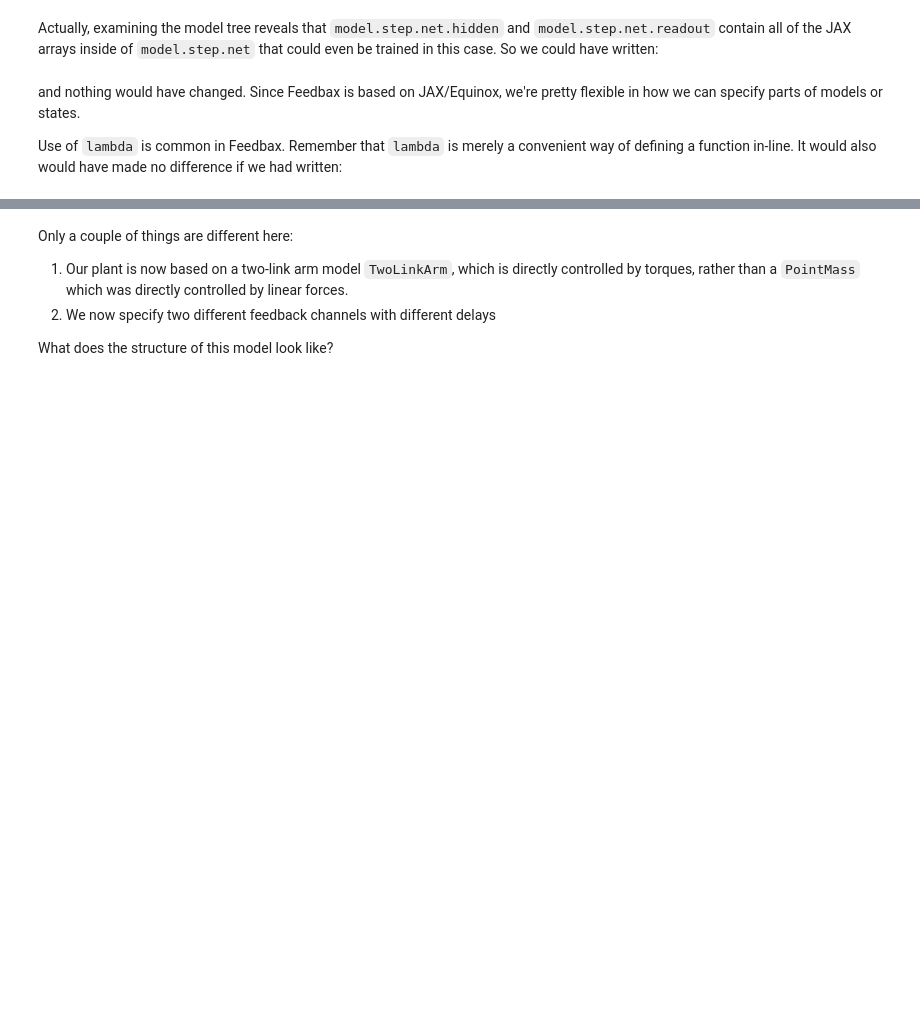
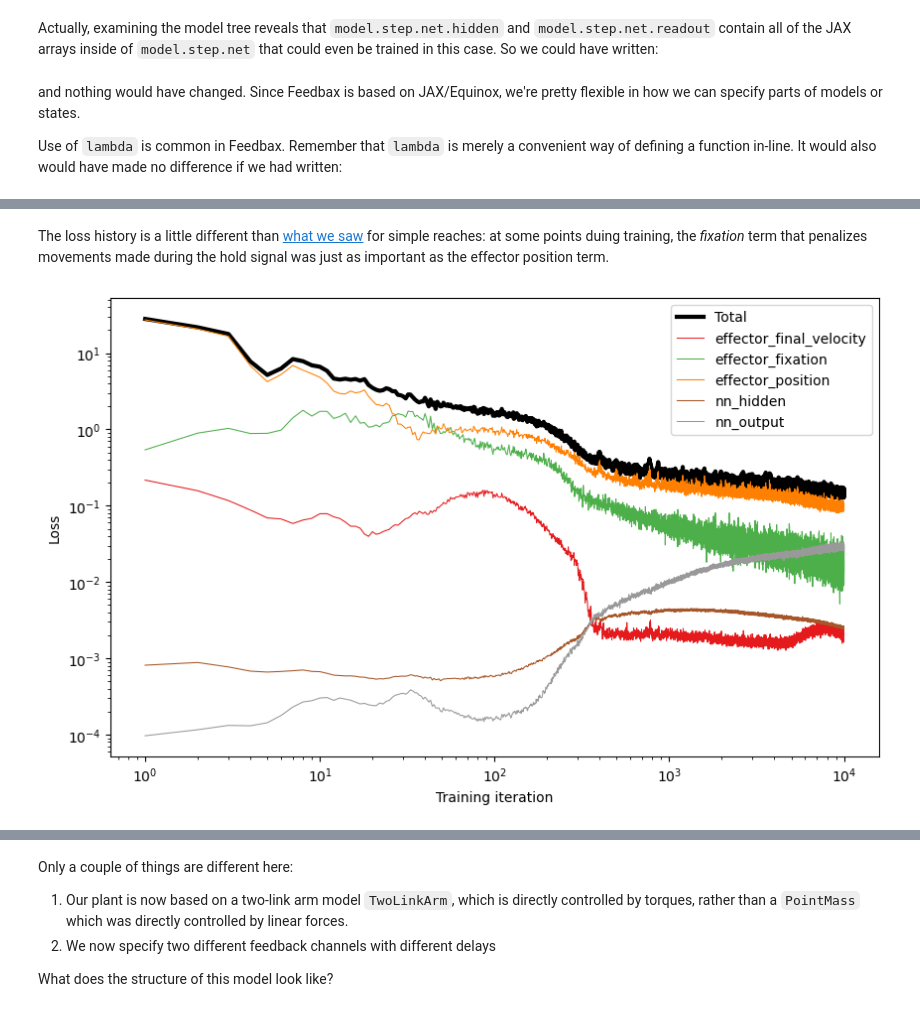
Before and after one commit to mlprt/feedbax, a Jupyter notebook: examples/1_train.ipynb, the cells around one changed output, grey strips where cells are left out. Cells and saved outputs as stored; diff of their text form; code cells hidden in the pictures; blank space fills up the shorter version.

```diff
--- a/examples/1_train.ipynb
+++ b/examples/1_train.ipynb
@@ -72,8 +64,6 @@ At this point we could construct a `TaskTrainer` and use it to train the model o
 
 Let's rewrite the function `point_mass_nn` right here, and see how it's built out of Feedbax components. First we'll show the whole thing, and then we'll go through it step-by-step.
 # %%
-import equinox as eqx
-
 from feedbax.bodies import SimpleFeedback
 from feedbax.iterate import Iterator
 from feedbax.mechanics.mechanics import Mechanics
@@ -116,7 +106,6 @@ def get_model(
         input_size,
         hidden_size,
         out_size=plant.input_size,
-        noise_std=0.0,
         key=key1
     )
 
@@ -278,0 +293,19 @@ TODO: Printing the structure of a state PyTree without instantiating it
+# %%
+from feedbax.task import DelayedReaches
+from feedbax.xabdeef.losses import delayed_reach_loss
+
+task_delayed = DelayedReaches(
+    loss_func=delayed_reach_loss(),
+    workspace=workspace,
+    n_steps=n_steps,
+)
+
+model = get_model(
+    task_delayed,
+    dt=dt,
+    hidden_size=hidden_size,
+    n_steps=n_steps,
+    feedback_delay=feedback_delay_steps,
+    feedback_noise_std=feedback_noise_std,
+    key=key_init,
+)
@@ -278,0 +318,17 @@ TODO: Printing the structure of a state PyTree without instantiating it
+# %%
+where_train = lambda model: (
+    model.step.net.hidden,
+    model.step.net.readout,
+)
+
+model, train_history = trainer(
+    task=task_delayed,
+    model=model,
+    n_batches=10_000,
+    batch_size=250,
+    log_step=500,  # Print out the loss every 200 batches
+    where_train=where_train,
+    key=key_train,
+)
+
+states = task_delayed.eval(model, key=key_eval)
@@ -278,0 +355,8 @@ TODO: Printing the structure of a state PyTree without instantiating it
+# %% [markdown]
+The loss history is a little different than [what we saw](feedbax/examples/0_train_simple/#interpreting-the-training-history) for simple reaches: at some points duing training, the *fixation* term that penalizes movements made during the hold signal was just as important as the effector position term.
+# %%
+from feedbax.plot import plot_loss_history
+
+_ = plot_loss_history(train_history)
+# %% [output]
+[figure, added]
```
Also changed, not shown: parts of 26 cells of this notebook, 25 other files.
